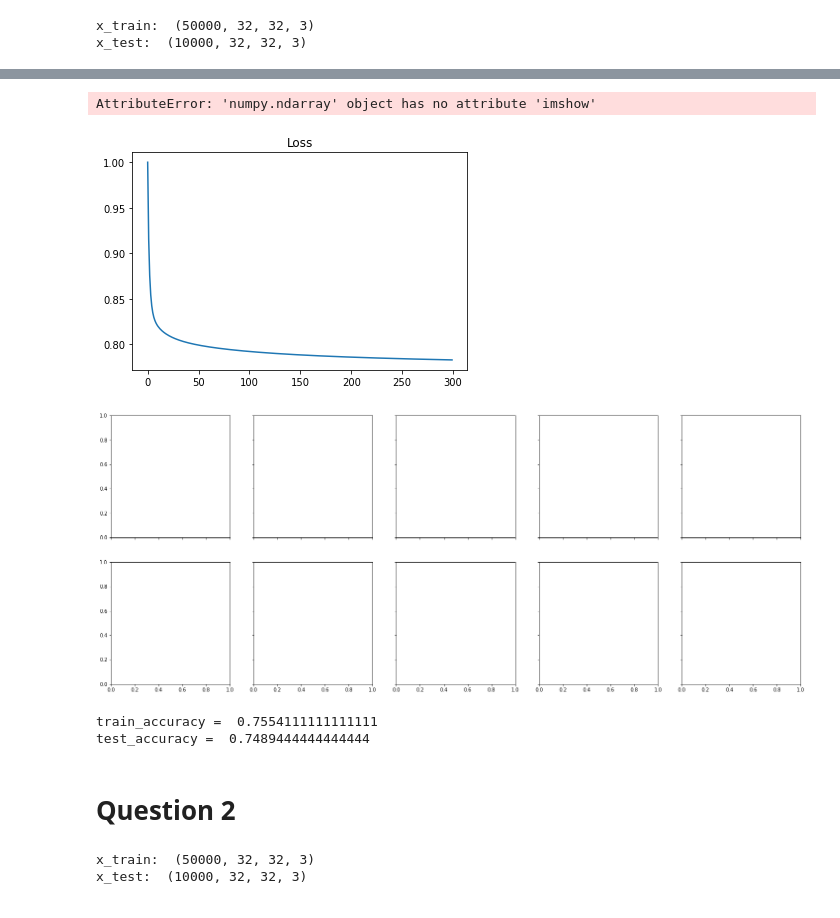
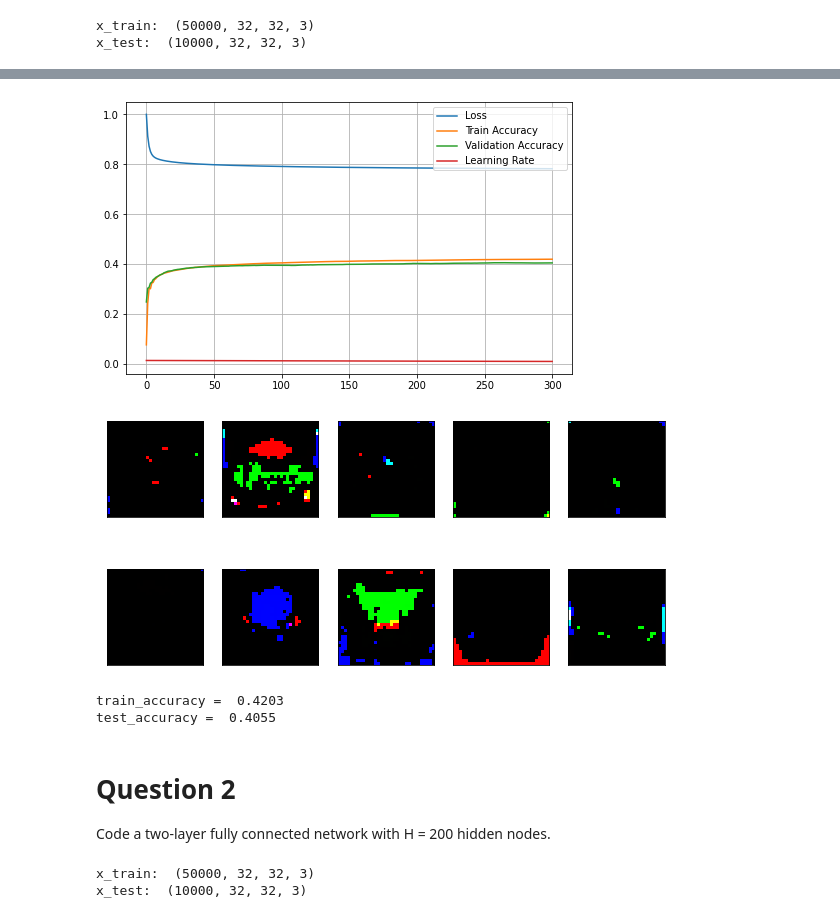
Before and after one commit to Dilagshan/Assignment-04, a Jupyter notebook: Assignment04.ipynb, the cells around one changed output, grey strips where cells are left out. Drawn from its saved outputs; the diff is of its cells as text; code cells hidden in the pictures.

```diff
--- a/Assignment04.ipynb
+++ b/Assignment04.ipynb
@@ -8,4 +9,15 @@ from tensorflow import keras
 import numpy as np
 import matplotlib.pyplot as plt
 import cv2 as cv
+# %%
+def get_accuracy(y_pred,y_train):
+    k = 0
+    for i in range(len(y_train)):
+        max_t = max(list(y_train[i]))
+        max_t_index = list(y_train[i]).index(max_t)
+        max_p = max(list(y_pred[i]))
+        max_p_index = list(y_pred[i]).index(max_p)
+        if max_t_index == max_p_index:
+            k += 1
+    return(k/len(y_train))
 # %%
@@ -97,30 +117,43 @@ iteration 300/300 : loss 0.782901
+# %%
+import pandas as pd
+df = pd.DataFrame(loss_history, columns = ['Loss'])
+df['Train Accuracy'] = train_acc_history
+df['Validation Accuracy'] = val_acc_history
+df['Learning Rate'] = lr_history
+
+pd.DataFrame(df).plot(figsize=(8, 5))
+plt.grid(True)
+plt.gca()
+plt.show()
+# %% [output]
+[figure, added]
 # %%
 # Printing accuracies and displaying w as images
-plt.plot(loss_history)
-plt.title('Loss')
-fig,ax=plt.subplots(2,5,sharex='all', sharey='all', figsize=(25,10))
-
+plt.figure(figsize = (10,5))
 for i in range(10):
-    img=w1[:,i].reshape(32,32,3)
-    ax[i].imshow(img*1000)
-    plt.show()
+    plt.subplot(2,5,i+1)
+    plt.xticks([])
+    plt.yticks([])
+    plt.grid(False)
+    img=255.0*w1[:,i].reshape(32,32,3)
+    plt.imshow(img.astype('uint8'))
+plt.show()
 # %% [output]
-AttributeError: 'numpy.ndarray' object has no attribute 'imshow'
-[figure, old version]
+[figure, new version]
-[figure, removed]
 # %%
 y_pred1 = x_train.dot(w1)+b1
-train_acc = 1.0-1/(9*Ntr)*(np.abs(np.argmax(y_train,axis=1)-np.argmax(y_pred1,axis=1))).sum()
+train_acc = get_accuracy(y_pred,y_train)
 print('train_accuracy = ',train_acc)
 
 y_pred2=x_test.dot(w1)+b1
-test_acc=1.0-1/(9*Nte)*(np.abs(np.argmax(y_test,axis=1)-np.argmax(y_pred2,axis=1))).sum()
+test_acc = get_accuracy(y_pred2,y_test)
 print('test_accuracy = ',test_acc)
 # %% [output]
-train_accuracy =  0.7554111111111111
-test_accuracy =  0.7489444444444444
+train_accuracy =  0.4203
+test_accuracy =  0.4055
-# %% [markdown]
-# Question 2
+# %% [markdown]
+# Question 2
+Code a two-layer fully connected network with H = 200 hidden nodes.
 # %%
 (x_train, y_train), (x_test, y_test) = keras.datasets.cifar10.load_data()  # Loading the Data set
 
```
Also changed, not shown: parts of 19 cells of this notebook.
